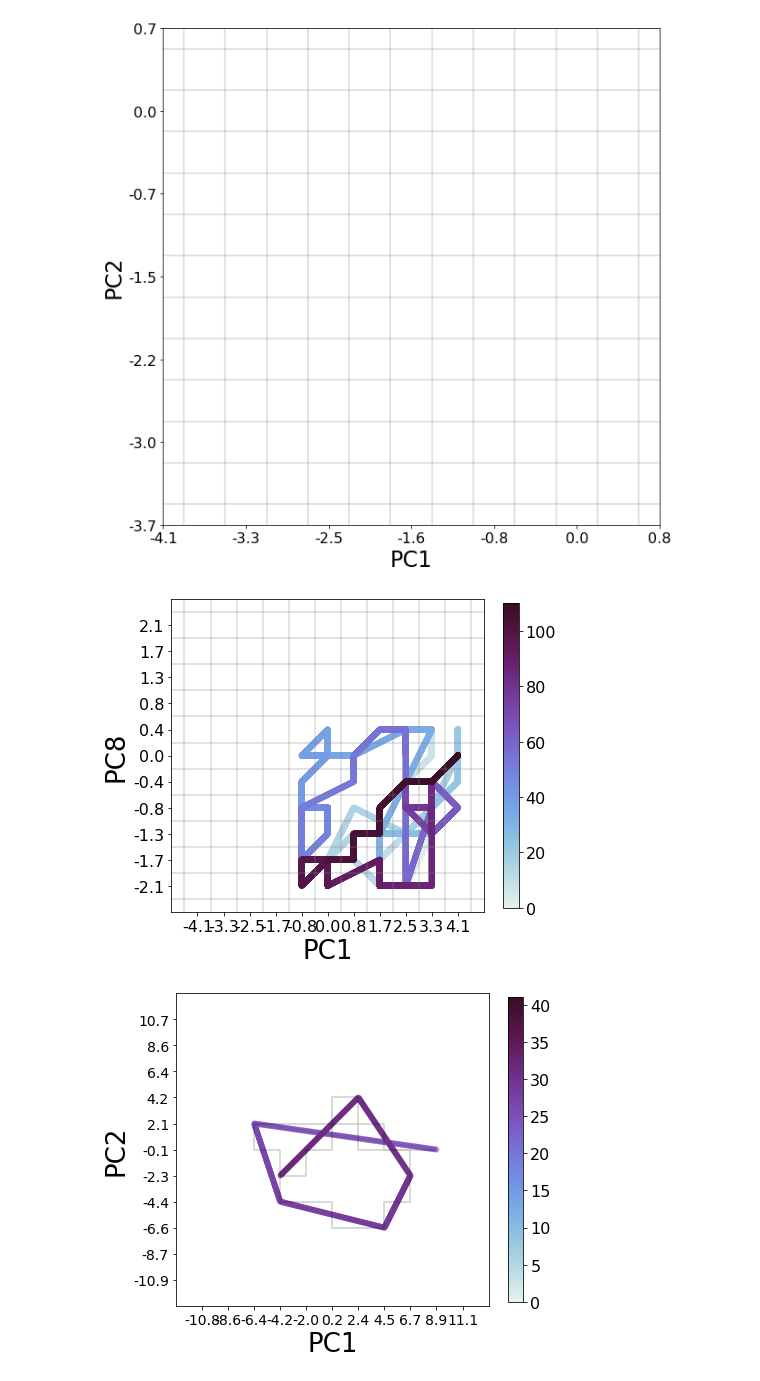
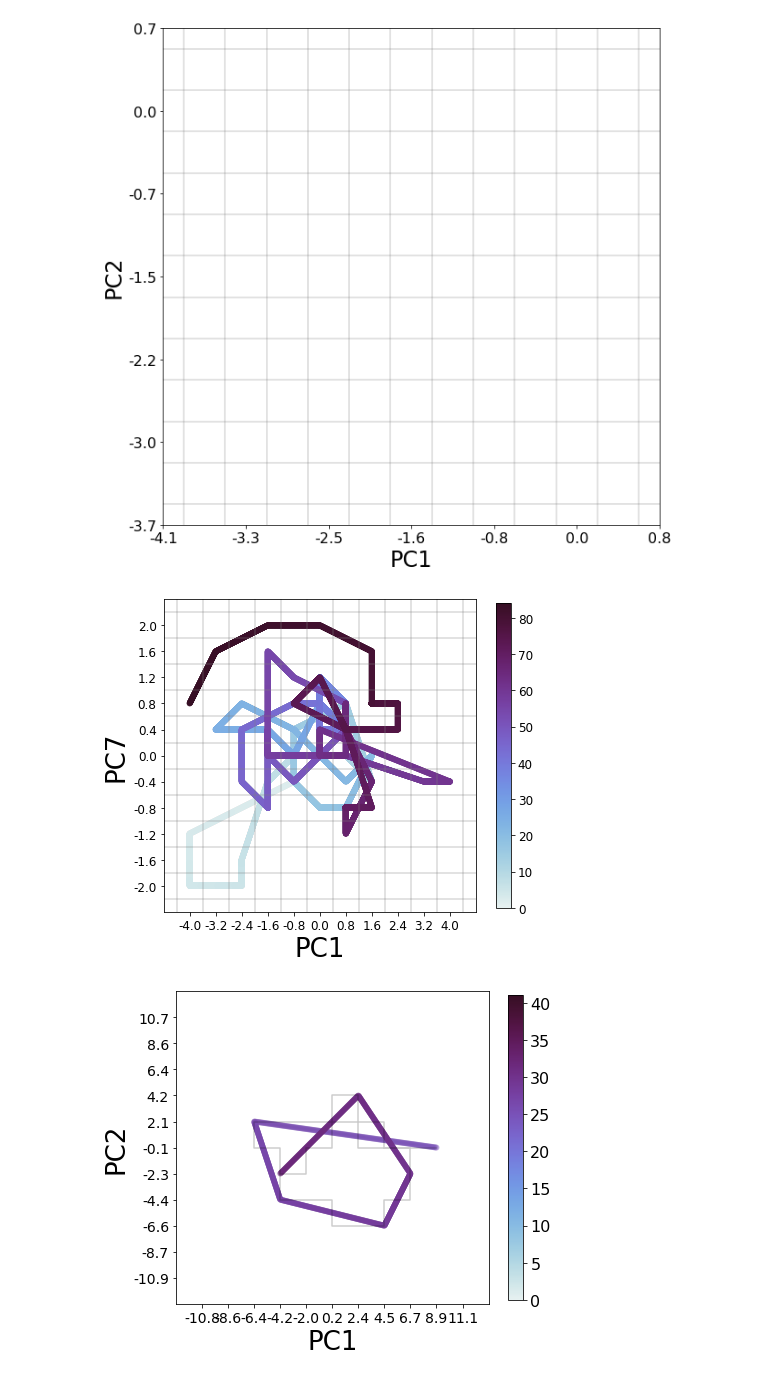
Before and after one commit to looneytunes2/NeutrophilShapeAnalysis, a Jupyter notebook: Notebooks/Visualize Stats and Images of Individual Cell Confocal.ipynb, the cells around one changed output. Drawn from its saved outputs; the diff is of its cells as text; code cells hidden in the pictures.

```diff
--- a/Notebooks/Visualize Stats and Images of Individual Cell Confocal.ipynb
+++ b/Notebooks/Visualize Stats and Images of Individual Cell Confocal.ipynb
@@ -23,7 +23,7 @@ def collect_results(result):
     results.append(result)
 # %%
 ########## find a cell of interest ###########
-savedir = 'E:/Aaron/Combined_Confocal_PCA_nospeedoutliers/'
+savedir = 'E:/Aaron/Combined_37C_Confocal_PCA_nospeedoutliers/'
 infrsavedir = savedir + 'Inframe_Videos/'
 
 TotalFrame = pd.read_csv(savedir + 'Shape_Metrics_transitionPCbins.csv', index_col=0)
@@ -112,7 +112,7 @@ finalalex.to_csv('C:/Users/Aaron/Desktop/alignedNeutrophil_SHCoeffs.csv')
 20231106_488EGFP-CAAX_0.05percentDMSO_1_cell_25
 # %%
 #### select cell from list above
-row = stdf.loc[12]
+row = stdf.loc[17]
 print(row.CellID)
 #get the data related to this run of this cell
 data = TotalFrame[(TotalFrame.CellID==row.CellID) & (TotalFrame.frame.isin(row.actual_run))].sort_values('frame').reset_index(drop=True)
@@ -484,7 +484,7 @@ ani.save(specificdir + '_plotanimation_PC1-PC2colorchange.mp4', fps=8, dpi = 200
 ############## look at the entire transition trajectory for this cell #################
 
 # #open interpolated transition data
-# inter = pd.read_csv(savedir + 'interpolated_PC1-PC2_transitions.csv', index_col=0)
+# inter = pd.read_csv(savedir + 'interpolated_PC1-PC7_transitions.csv', index_col=0)
 # interdata = inter[(inter.CellID==row.CellID) & (inter.frame.isin(row.actual_run))]
 
 norm = matplotlib.colors.Normalize()
@@ -500,46 +500,46 @@ for h in np.linspace(0.5, nbins+0.5, nbins+1):
 
 #interpolate along the trajectory so I can plot dots which will represent the color gradient line
 px = data.PC1bins.to_numpy()
-py = data.PC8bins.to_numpy()
+py = data.PC7bins.to_numpy()
 pz = data.frame.to_numpy()
-dist = np.nansum(distance.pdist(data[['PC1bins','PC8bins']]))
+dist = np.nansum(distance.pdist(data[['PC1bins','PC7bins']]))
 fx = interpolate.interp1d(np.arange(1,len(px)+1),px)
 newx = fx(np.arange(1,len(px), ((len(px)+1)-1)/(5*dist)))
 fy = interpolate.interp1d(np.arange(1,len(py)+1),py)
 newy = fy(np.arange(1,len(py), ((len(py)+1)-1)/(5*dist)))
 newz = np.arange(0,len(data), len(data)/len(newy))
 if len(newz)>len(newy):
     newz = newz[:-1]
 #normalize to the colors to the length of the trajectory
 norm.autoscale([0,newz.max()])
 #plot the actual transitions
 ax.scatter(newx,newy, color = cmm(norm(newz)), alpha = 0.25, edgecolors='none')
 
 
 ax.set_aspect("equal")
 ax.set_xlabel('PC1', fontsize = 26)
-ax.set_ylabel('PC8', fontsize = 26)
-ax.set_xticks(list(range(1,nbins+1)),[round(x,1) for x in centers.PC1.to_list()], fontsize = 16)
-ax.set_yticks(list(range(1,nbins+1)),[round(x,1) for x in centers.PC8.to_list()], fontsize = 16)
+ax.set_ylabel('PC7', fontsize = 26)
+ax.set_xticks(list(range(1,nbins+1)),[round(x,1) for x in centers.PC1.to_list()], fontsize = 12)
+ax.set_yticks(list(range(1,nbins+1)),[round(x,1) for x in centers.PC7.to_list()], fontsize = 12)
 ax.set_xlim(0,nbins+1)
 ax.set_ylim(0,nbins+1)
 
 # #plot the interpolated transitions
 # ix = np.append(interdata.from_x.to_numpy(), interdata.to_x.to_numpy()[-1])
 # iy = np.append(interdata.from_y.to_numpy(), interdata.to_y.to_numpy()[-1])
 # ax.plot(ix, iy, color ='black', alpha=0.2)
 
 
 cb = plt.colorbar(plt.cm.ScalarMappable(norm=norm, cmap=cmm),shrink=0.8)
-cb.ax.tick_params(labelsize=16)
+cb.ax.tick_params(labelsize=12)
 
 #make the directory to save this combined image
 specificdir = infrsavedir + row.CellID +'/'
 if not os.path.exists(specificdir):
     os.makedirs(specificdir)
-# plt.savefig(specificdir + 'entire_transition_trajectory.png', bbox_inches='tight')
+plt.savefig(specificdir + 'entire_transition_trajectory.png', bbox_inches='tight')
 # %% [output]
-[figure, old version]
+[figure, new version]
 # %%
 ############## look at the SHORTER interpolated transition trajectory for this cell #################
 
```
Also changed, not shown: parts of 3 cells of this notebook, 17 other files.
